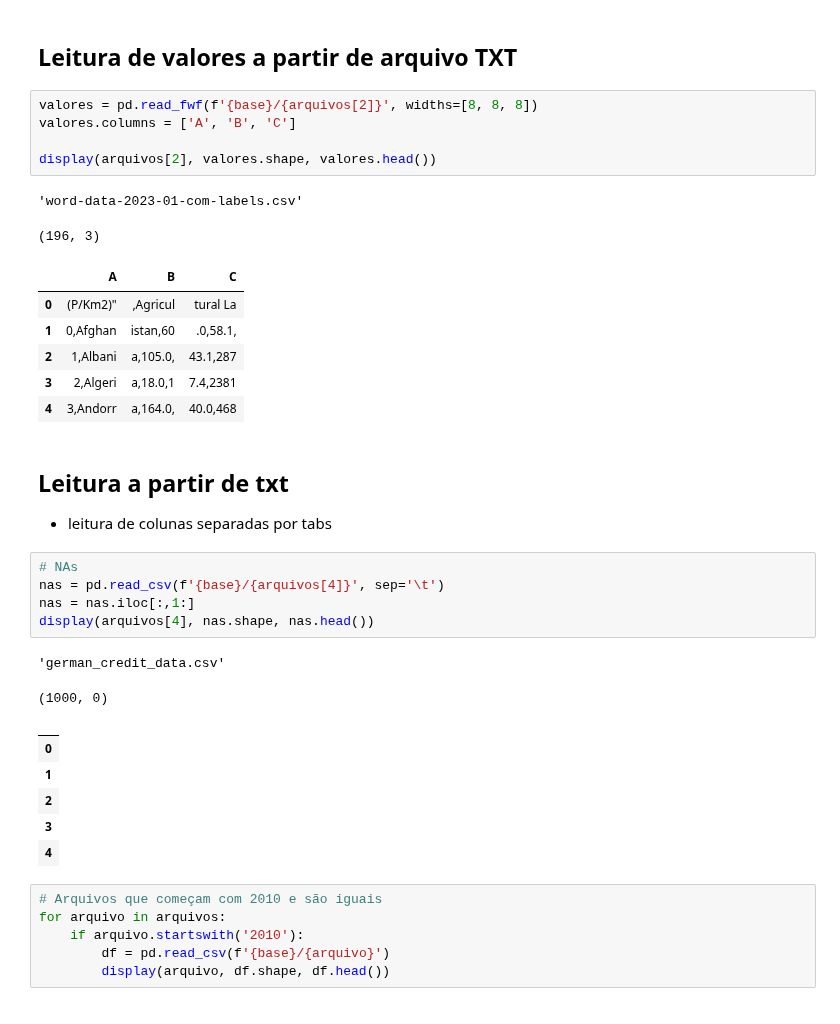
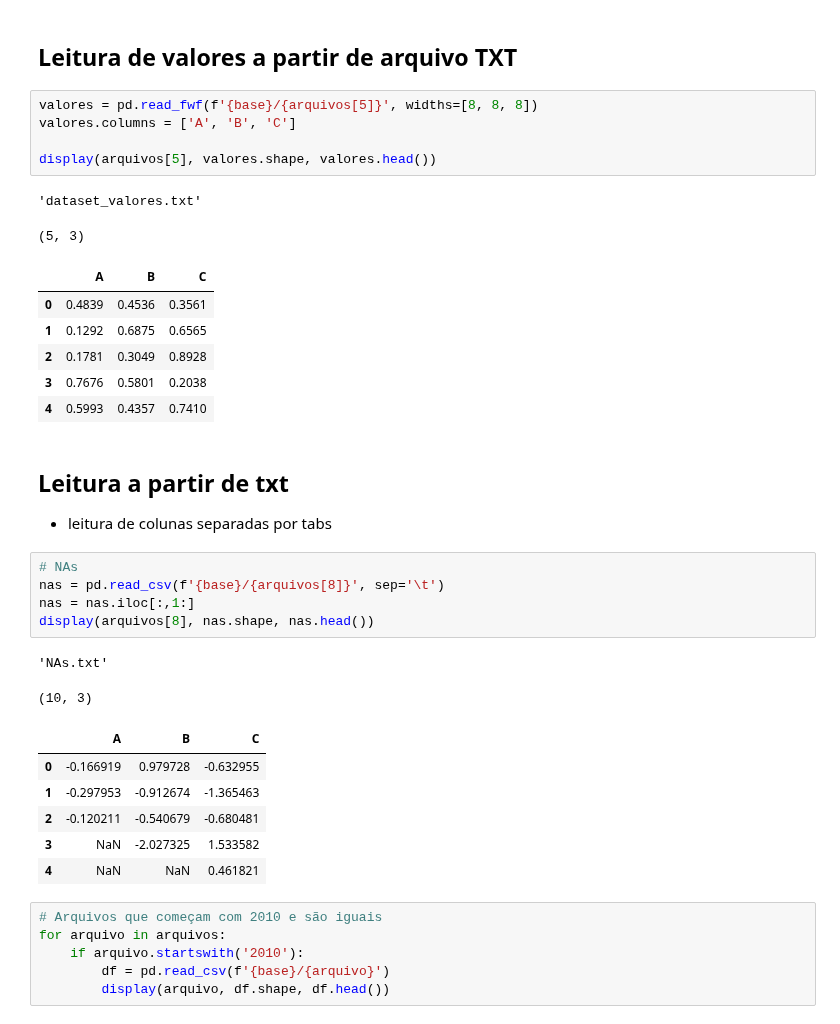
Before and after one commit to pveinberg/Curso_DataScience_Minsait, a Jupyter notebook: Notebooks/Aula01/pandas_01.ipynb, the cells around one changed output. Saved outputs shown, nothing was run; the diff lists cells and outputs as text.

```diff
--- a/Notebooks/Aula01/pandas_01.ipynb
+++ b/Notebooks/Aula01/pandas_01.ipynb
@@ -60,36 +59,36 @@ display(arquivos[1], credit.shape, credit.head())
 # %% [markdown]
 ## Leitura de valores a partir de arquivo TXT
 # %%
-valores = pd.read_fwf(f'{base}/{arquivos[2]}', widths=[8, 8, 8])
+valores = pd.read_fwf(f'{base}/{arquivos[5]}', widths=[8, 8, 8])
 valores.columns = ['A', 'B', 'C']
 
-display(arquivos[2], valores.shape, valores.head())
+display(arquivos[5], valores.shape, valores.head())
 # %% [output]
-'word-data-2023-01-com-labels.csv'
+'dataset_valores.txt'
-(196, 3)
+(5, 3)
 |  | A | B | C |
-| 0 | (P/Km2)" | ,Agricul | tural La |
-| 1 | 0,Afghan | istan,60 | .0,58.1, |
-| 2 | 1,Albani | a,105.0, | 43.1,287 |
-| 3 | 2,Algeri | a,18.0,1 | 7.4,2381 |
-| 4 | 3,Andorr | a,164.0, | 40.0,468 |
+| 0 | 0.4839 | 0.4536 | 0.3561 |
+| 1 | 0.1292 | 0.6875 | 0.6565 |
+| 2 | 0.1781 | 0.3049 | 0.8928 |
+| 3 | 0.7676 | 0.5801 | 0.2038 |
+| 4 | 0.5993 | 0.4357 | 0.7410 |
 # %% [markdown]
 ## Leitura a partir de txt
 * leitura de colunas separadas por tabs
 # %%
 # NAs
-nas = pd.read_csv(f'{base}/{arquivos[4]}', sep='\t')
+nas = pd.read_csv(f'{base}/{arquivos[8]}', sep='\t')
 nas = nas.iloc[:,1:]
-display(arquivos[4], nas.shape, nas.head())
+display(arquivos[8], nas.shape, nas.head())
 # %% [output]
-'german_credit_data.csv'
+'NAs.txt'
-(1000, 0)
+(10, 3)
-|  |
-| 0 |
-| 1 |
-| 2 |
-| 3 |
-| 4 |
+|  | A | B | C |
+| 0 | -0.166919 | 0.979728 | -0.632955 |
+| 1 | -0.297953 | -0.912674 | -1.365463 |
+| 2 | -0.120211 | -0.540679 | -0.680481 |
+| 3 | NaN | -2.027325 | 1.533582 |
+| 4 | NaN | NaN | 0.461821 |
 # %%
 # Arquivos que começam com 2010 e são iguais
 for arquivo in arquivos:
```
Also changed, not shown: parts of 16 cells of this notebook.
